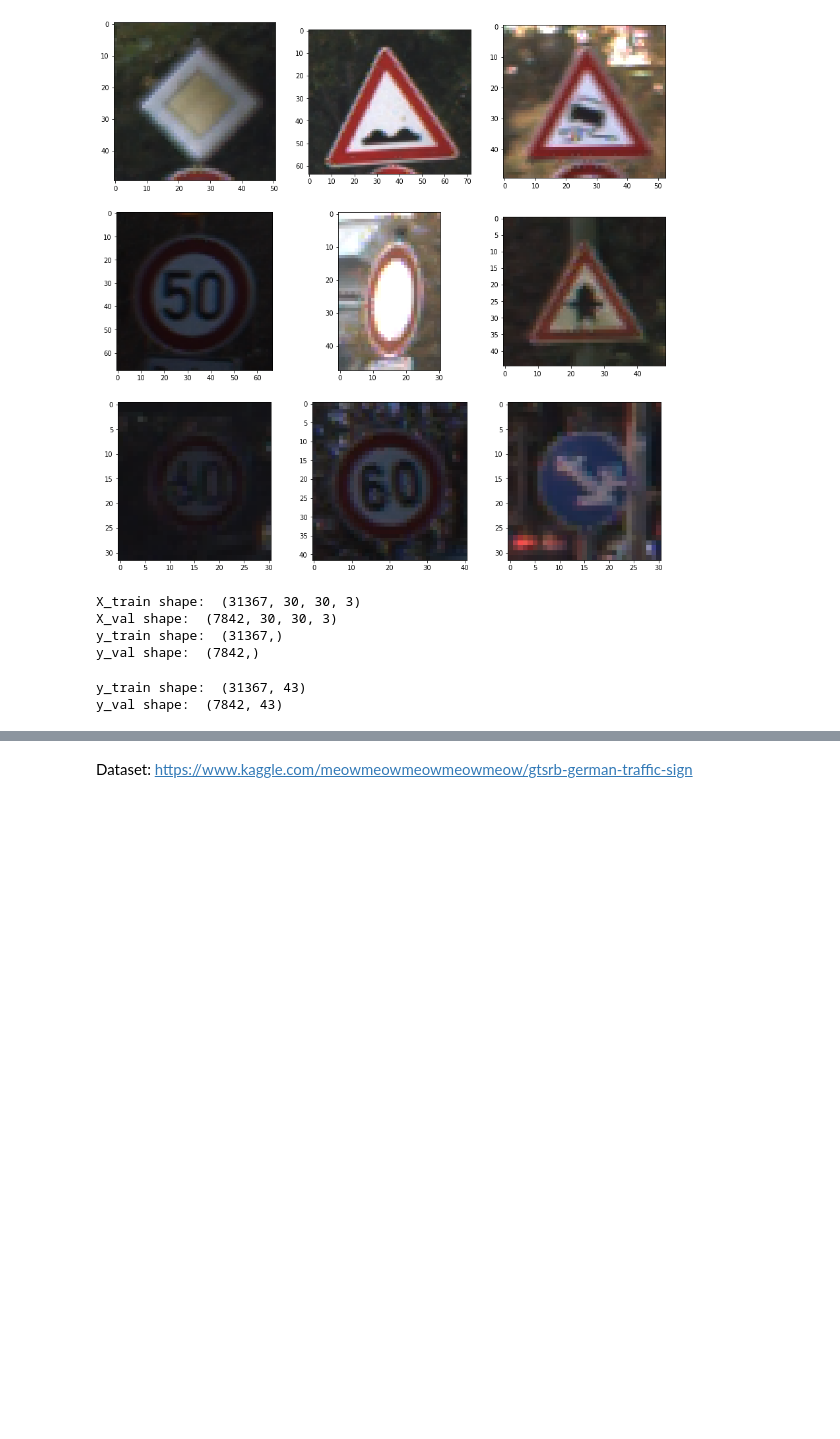
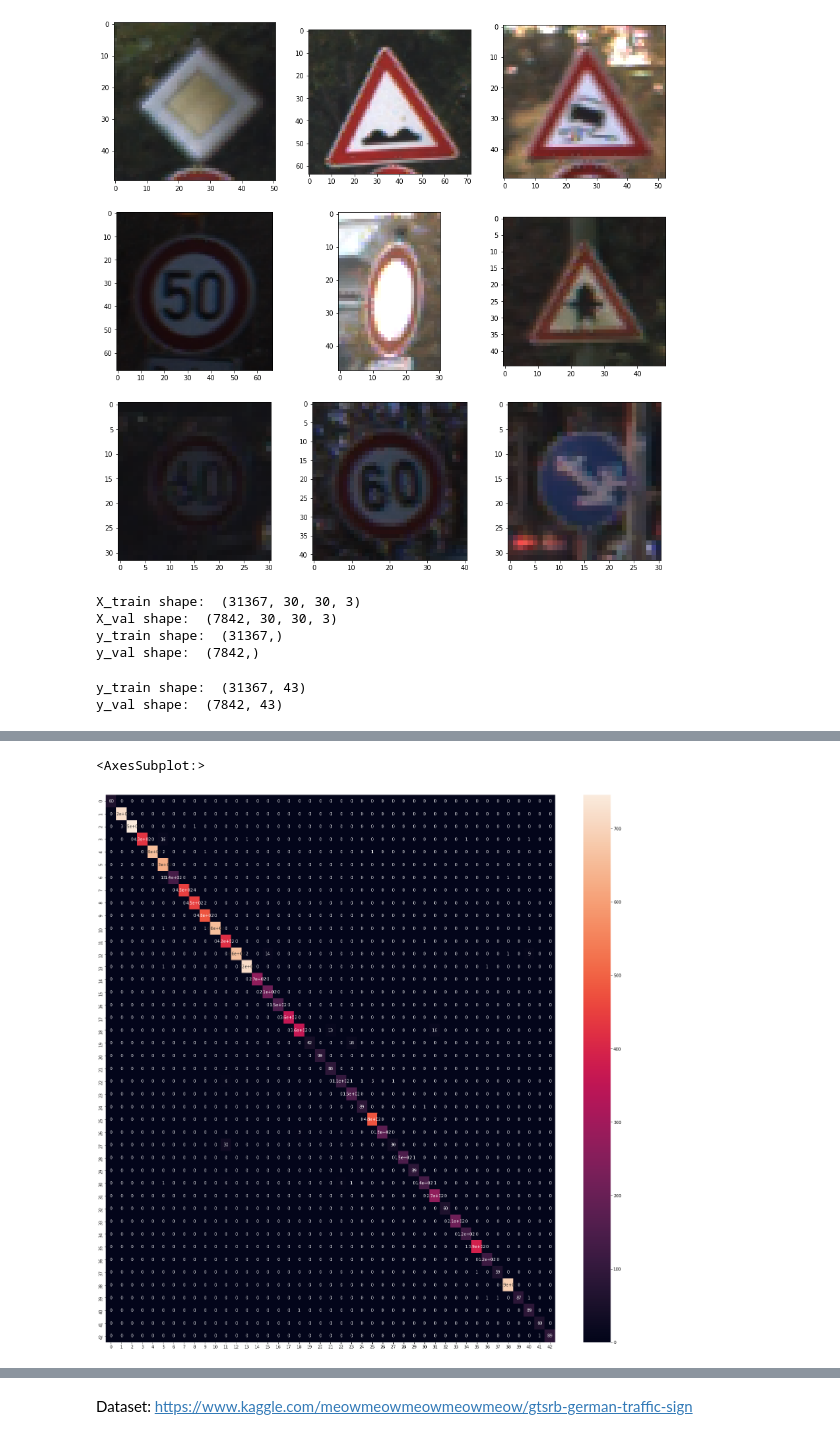
Before and after one commit to soaibsafi/ConvNet, a Jupyter notebook: German Trafic Sign Recognition.ipynb, the cells around one changed output, grey strips where cells are left out. Saved outputs shown, nothing was run; the diff lists cells and outputs as text; code cells hidden in the pictures; blank space fills up the shorter version.

```diff
--- a/German Trafic Sign Recognition.ipynb
+++ b/German Trafic Sign Recognition.ipynb
@@ -286,0 +295,23 @@ model.save('./model/GTSRB-2-30epochs.h5')
+# %%
+# Perform test
+
+test = pd.read_csv(data_dir + '/Test.csv')
+test
+labels = test['ClassId'].values
+imgs = test['Path'].values
+
+data = []
+
+for img in imgs:
+    try:
+        image = cv2.imread(data_dir + '/' + img)
+        image_from_array = Image.fromarray(image, 'RGB')
+        resize_image = image_from_array.resize((Image_height, Image_width))
+        data.append(np.array(resize_image))
+    except AttributeError:
+        print('Error occured in '+ img)
+
+X_test = np.array(data)
+X_test = X_test/255
+
+pred = model.predict_classes(X_test)
@@ -286,0 +322,13 @@ model.save('./model/GTSRB-2-30epochs.h5')
+# %%
+# Confusion matrix
+from sklearn.metrics import confusion_matrix, plot_confusion_matrix
+cf = confusion_matrix(labels, pred)
+# %%
+import seaborn as sns
+cf_df = pd.DataFrame(cf, index=classes, columns=classes)
+cf_df
+plt.figure(figsize=(25,25))
+sns.heatmap(cf_df, annot=True)
+# %% [output]
+<AxesSubplot:>
+[figure, added]
```
Also changed, not shown: parts of 3 cells of this notebook.
